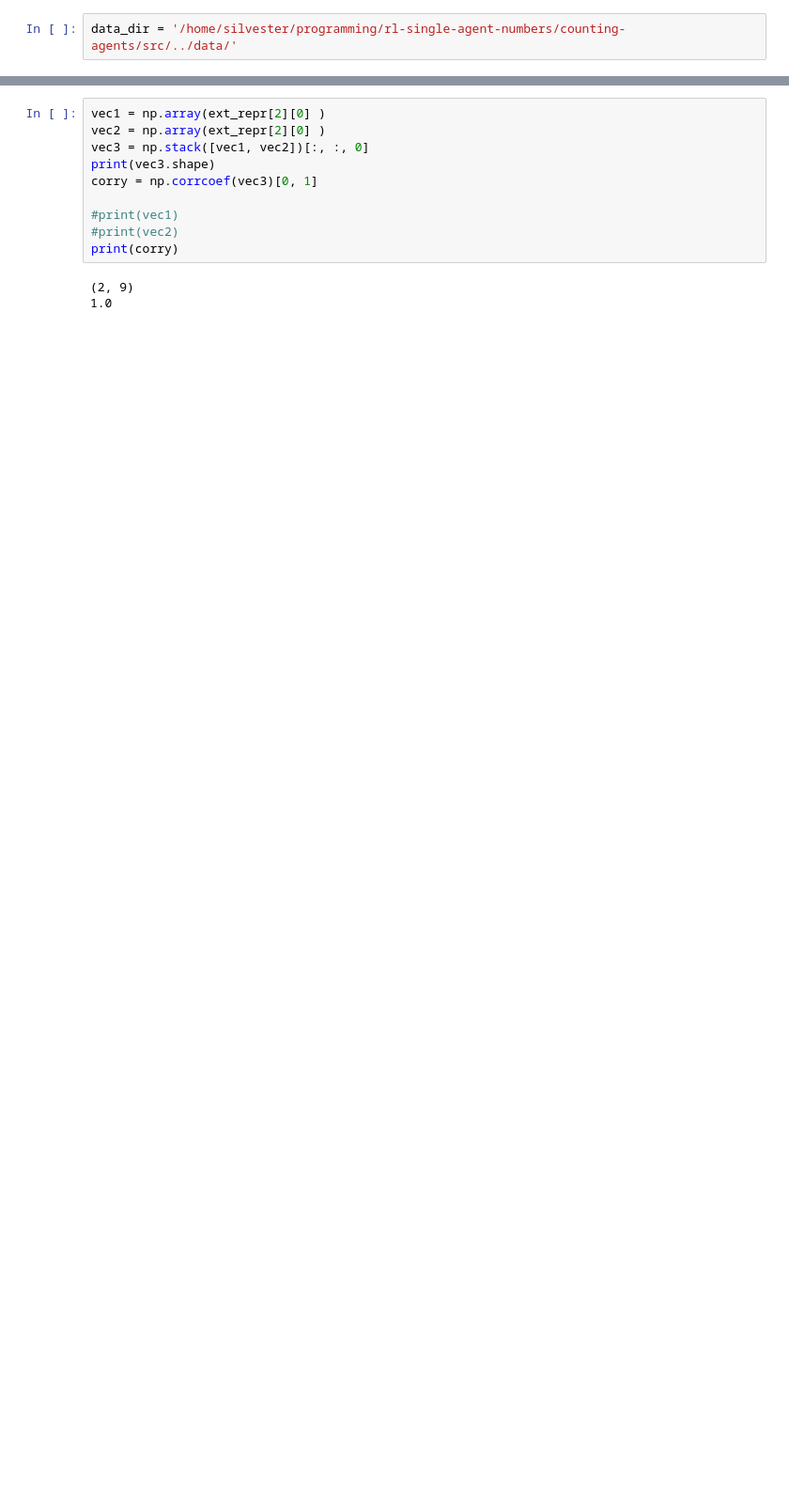
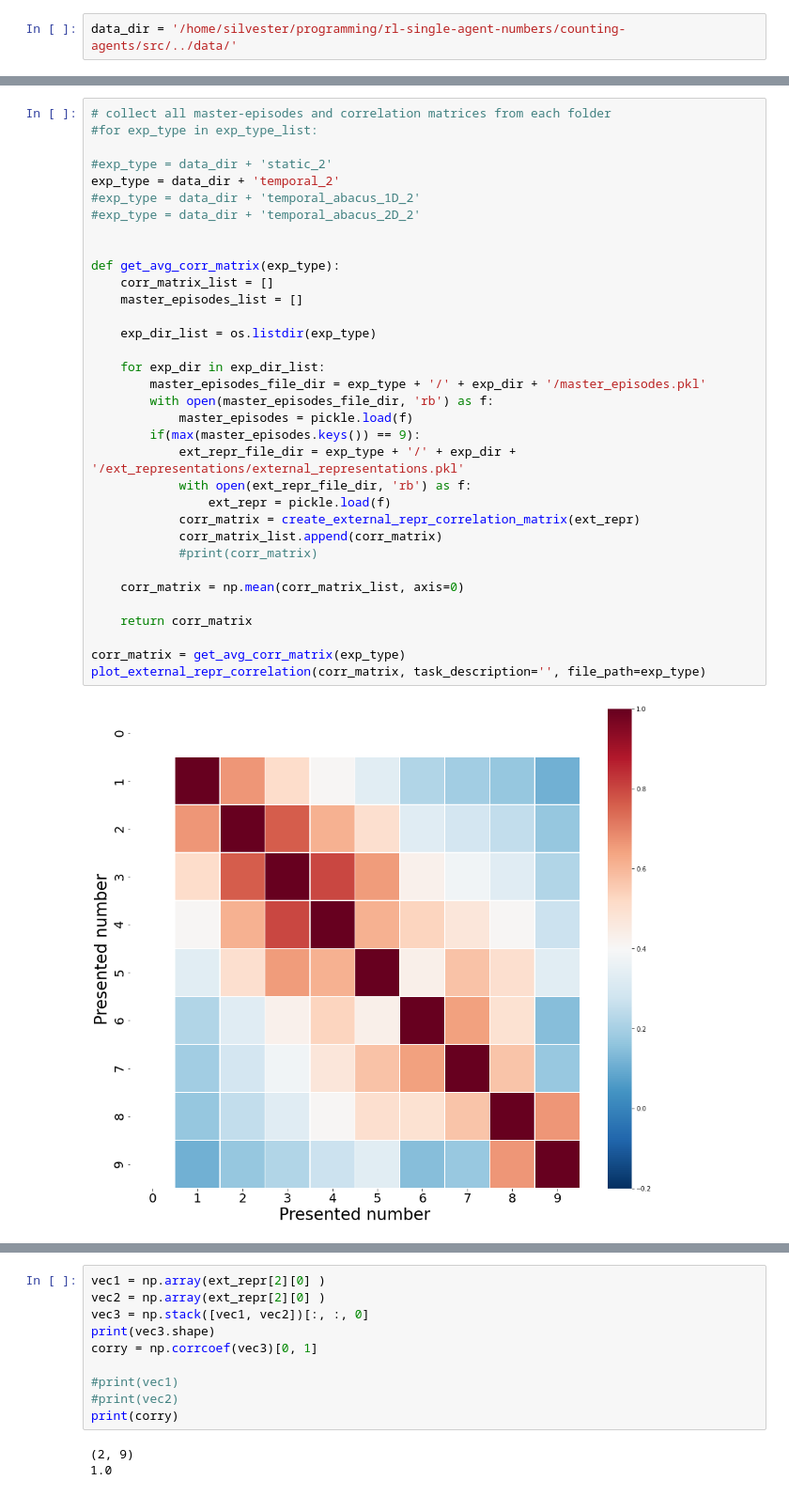
Before and after one commit to flavio2018/counting-agents, a Jupyter notebook: src/Results_Analysis.ipynb, the cells around one changed output, grey strips where cells are left out. Shown: that part at 94% size. Drawn from its saved outputs; the diff is of its cells as text; blank space fills up the shorter version.

```diff
--- a/src/Results_Analysis.ipynb
+++ b/src/Results_Analysis.ipynb
@@ -30,0 +134,36 @@ data_dir = '/home/silvester/programming/rl-single-agent-numbers/counting-agents/
+# %%
+# collect all master-episodes and correlation matrices from each folder
+#for exp_type in exp_type_list:
+
+#exp_type = data_dir + 'static_2'
+exp_type = data_dir + 'temporal_2'
+#exp_type = data_dir + 'temporal_abacus_1D_2'
+#exp_type = data_dir + 'temporal_abacus_2D_2'
+
+
+def get_avg_corr_matrix(exp_type):
+    corr_matrix_list = []
+    master_episodes_list = []
+
+    exp_dir_list = os.listdir(exp_type)
+
+    for exp_dir in exp_dir_list:
+        master_episodes_file_dir = exp_type + '/' + exp_dir + '/master_episodes.pkl'
+        with open(master_episodes_file_dir, 'rb') as f:
+            master_episodes = pickle.load(f)
+        if(max(master_episodes.keys()) == 9):
+            ext_repr_file_dir = exp_type + '/' + exp_dir + '/ext_representations/external_representations.pkl'
+            with open(ext_repr_file_dir, 'rb') as f:
+                ext_repr = pickle.load(f)
+            corr_matrix = create_external_repr_correlation_matrix(ext_repr)
+            corr_matrix_list.append(corr_matrix)
+            #print(corr_matrix)
+
+    corr_matrix = np.mean(corr_matrix_list, axis=0)
+
+    return corr_matrix
+
+corr_matrix = get_avg_corr_matrix(exp_type)
+plot_external_repr_correlation(corr_matrix, task_description='', file_path=exp_type)
+# %% [output]
+[figure, added]
```
Also changed, not shown: parts of 7 cells of this notebook, 6 other files.
